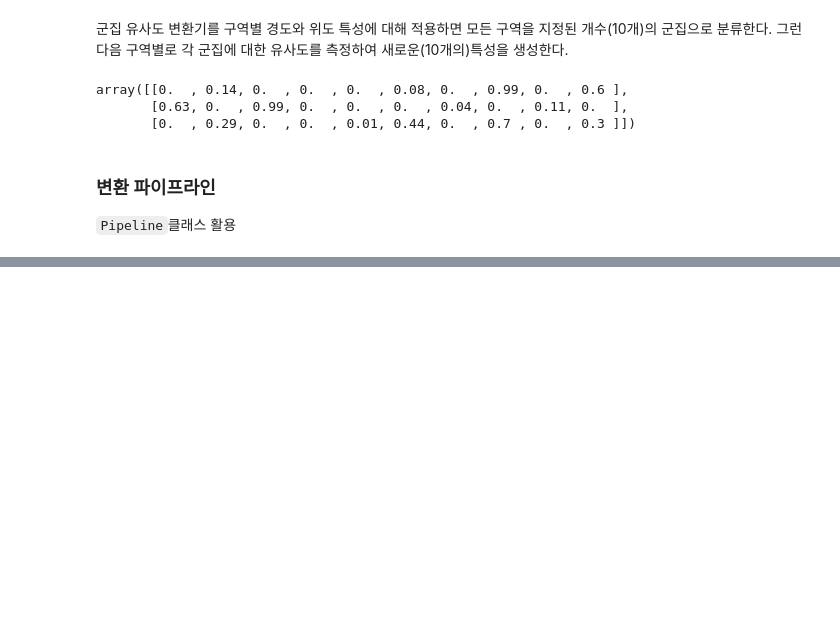
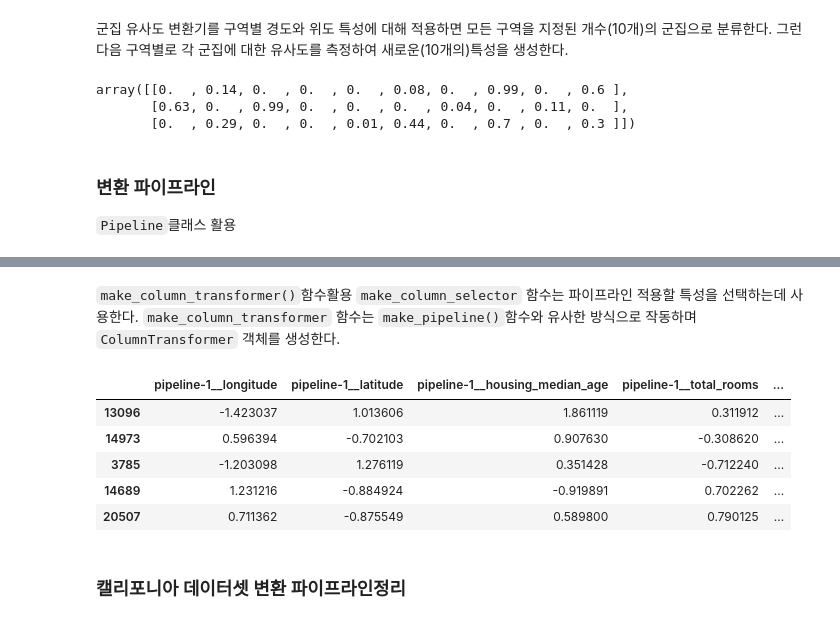
Before and after one commit to blueconecell/HandsOnML, a Jupyter notebook: test.ipynb, the cells around one changed output, grey strips where cells are left out. Saved outputs shown, nothing was run; the diff lists cells and outputs as text; code cells hidden in the pictures; blank space fills up the shorter version.

````diff
--- a/test.ipynb
+++ b/test.ipynb
@@ -531,0 +559,12 @@ kk/v
+# %%
+from sklearn.compose import ColumnTransformer
+
+num_attribs = ["longitude", "latitude", "housing_median_age", "total_rooms",
+               "total_bedrooms", "population", "households", "median_income"]
+cat_attribs = ["ocean_proximity"]
+
+#볌주형
+cat_pipeline = make_pipeline( SimpleImputer(strategy="most_frequent"), OneHotEncoder(handle_unknown="ignore"))
+
+#수치형
+preprocessing = ColumnTransformer([("num", num_pipeline, num_attribs),("cat", cat_pipeline, cat_attribs),])
@@ -531,0 +575,25 @@ kk/v
+# %% [markdown]
+```make_column_transformer()```함수활용
+```make_column_selector``` 함수는 파이프라인 적용할 특성을 선택하는데 사용한다.
+```make_column_transformer``` 함수는 ```make_pipeline()```함수와 유사한 방식으로 작동하며 ```ColumnTransformer``` 객체를 생성한다.
+# %%
+from sklearn.compose import make_column_transformer
+
+preprocessing = make_column_transformer((num_pipeline, make_column_selector(dtype_include=np.number)),(cat_pipeline, make_column_selector(dtype_include=object)),)
+# %%
+# 사용법은 동일하다
+housing_prepared = preprocessing.fit_transform(housing)
+# %%
+# 데이터프레임으로 예쁘게 출력
+housing_prepared_fr = pd.DataFrame(housing_prepared, columns=preprocessing.get_feature_names_out(), index=housing.index)
+
+housing_prepared_fr.head()
+# %% [output]
+|  | pipeline-1__longitude | pipeline-1__latitude | pipeline-1__housing_median_age | pipeline-1__total_rooms | ... |
+| 13096 | -1.423037 | 1.013606 | 1.861119 | 0.311912 | ... |
+| 14973 | 0.596394 | -0.702103 | 0.907630 | -0.308620 | ... |
+| 3785 | -1.203098 | 1.276119 | 0.351428 | -0.712240 | ... |
+| 14689 | 1.231216 | -0.884924 | -0.919891 | 0.702262 | ... |
+| 20507 | 0.711362 | -0.875549 | 0.589800 | 0.790125 | ... |
+# %% [markdown]
+### 캘리포니아 데이터셋 변환 파이프라인정리
````
Also changed, not shown: parts of 19 cells of this notebook, 1 other file.
